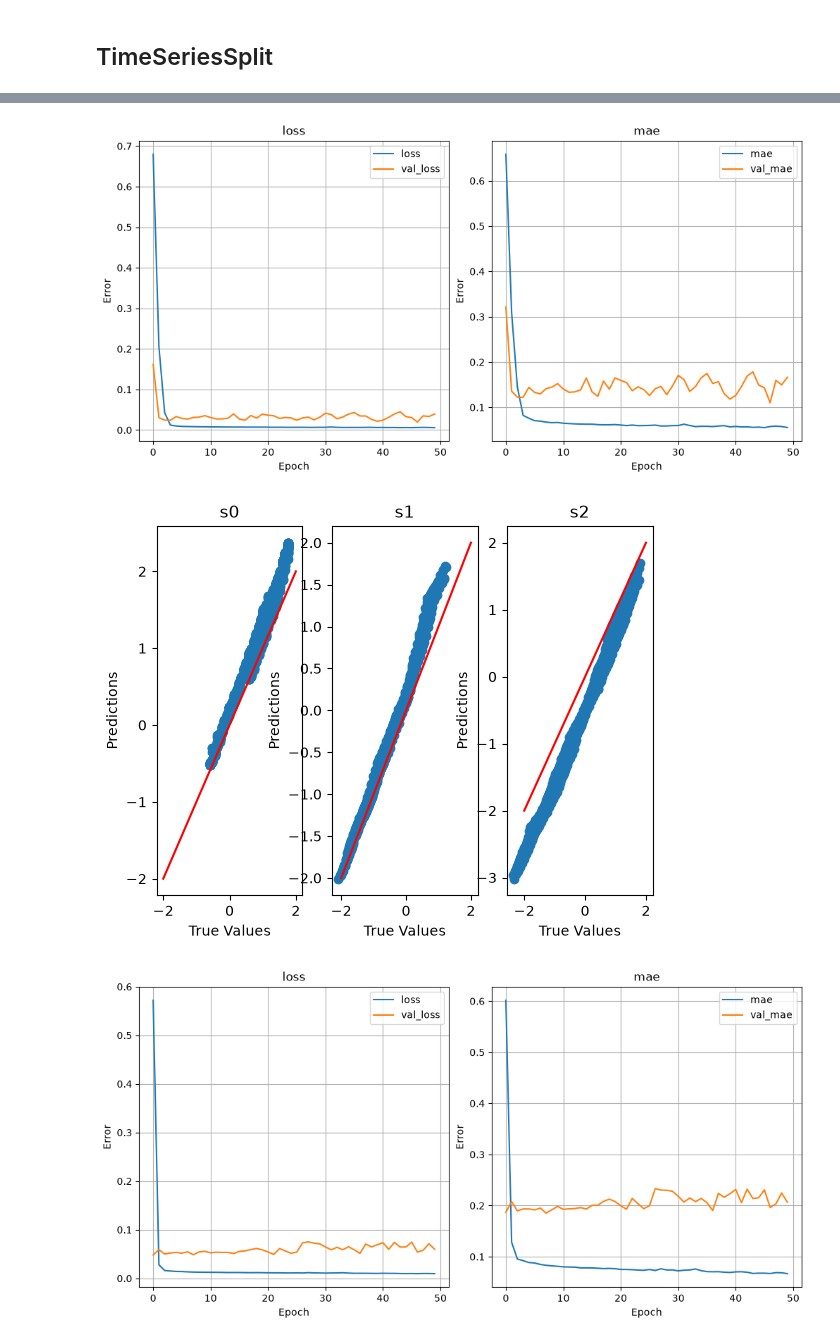
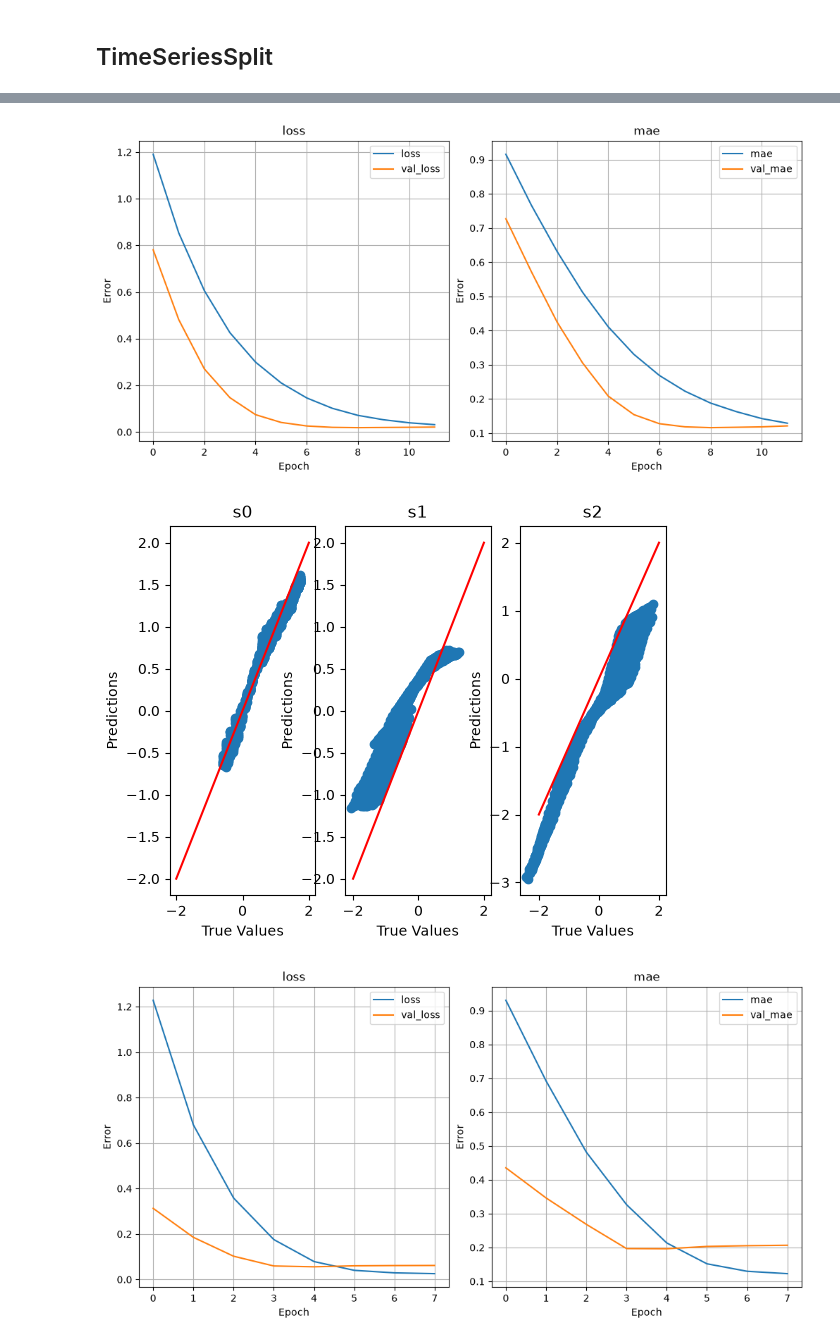
Before and after one commit to Abigail-Yates/DeltabotProject, a Jupyter notebook: TensorFlow/Trials/29thOct_TimeSeries.ipynb, the cells around one changed output, grey strips where cells are left out. Saved outputs shown, nothing was run; the diff lists cells and outputs as text; code cells hidden in the pictures.

Commit message:
TimeSeriesSplit at sensible point

```diff
--- a/TensorFlow/Trials/29thOct_TimeSeries.ipynb
+++ b/TensorFlow/Trials/29thOct_TimeSeries.ipynb
@@ -11,7 +11,7 @@ import tensorflow as tf
 # %% [markdown]
 <h1> Import Data
 # %%
-data_3 = pd.read_csv("processed_data/27Oct_data.csv", dtype="float32") #data was saved as float32, by default this was importing as float64
+data_3 = pd.read_csv("processed_data/29Oct_data.csv", dtype="float32") #data was saved as float32, by default this was importing as float64
 data_list = [data_3]
 
 fig, axs = plt.subplots(1, 4, figsize=(15,4), constrained_layout=True)
@@ -77,7 +77,44 @@ def plot_motors(y_test, y_pred, lims):
         _ =subplot.plot(lims, lims, color="red")
         subplot.set_title(motor)
         subplot.plot()
+# %%
+def build_nn_model(input_dim, output_dim, architecture='standard'):
+    """Build a neural network model with specified architecture"""
+
+    if architecture == 'standard':
+        model = tf.keras.Sequential([
+            tf.keras.layers.Input(shape=(input_dim,)),
+            tf.keras.layers.Dense(32, activation='relu'),
+            tf.keras.layers.Dense(output_dim)
+        ])
+
+    model.compile(
+    optimizer=tf.keras.optimizers.Adam(learning_rate=0.001),
+    loss='mse',
+    metrics=['mae'])
+
+    return model
+
+def train_model(model, X_train, y_train, epochs=100, patience=30, verbose=0):
+    callbacks = [
+    tf.keras.callbacks.EarlyStopping(
+        monitor='val_loss',
+        patience=patience,
+        restore_best_weights=True
+    )]
+
+    history = model.fit(
+    X_train,
+    y_train,
+    validation_split=0.2,
+    verbose=verbose,
+    epochs=epochs,
+    callbacks=callbacks)
+    print(patience)
+    return history
 # %%
+# model = build_nn_model(X_scaled.shape[1], y_scaled.shape[1])
+
 scores = []
 
 X = X_scaled
@@ -94,7 +131,7 @@ for i, (train_index, test_index) in enumerate(tscv.split(X)):
 
     model = build_nn_model(X_scaled.shape[1], y_scaled.shape[1]) #instantiate new model each time to see difference
 
-    history = train_model(model, X_train, y_train, verbose=0, epochs=50)
+    history = train_model(model, X_train, y_train, verbose=0, epochs=50, patience=3)
     y_pred = model.predict(X_test, verbose=0)
 
     evaluate_model(f"Fold: {i}", y_test, y_pred, is_scaled=True)
@@ -127,3 +164,3 @@ MSE scores for each fold: [0.09004440903663635, 0.1442541629076004, 0.1368728727
-[figure, old version]
+[figure, new version]
-[figure, old version]
+[figure, new version]
-[figure, old version]
+[figure, new version]
```
Also changed, not shown: parts of 7 cells of this notebook, 1 other file.
